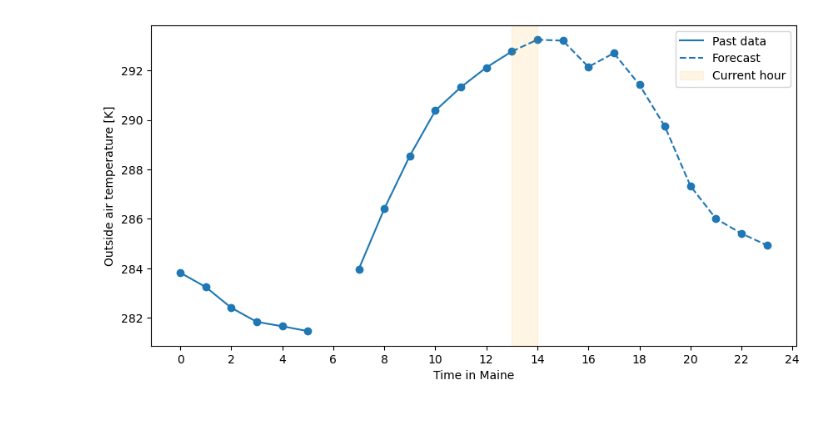
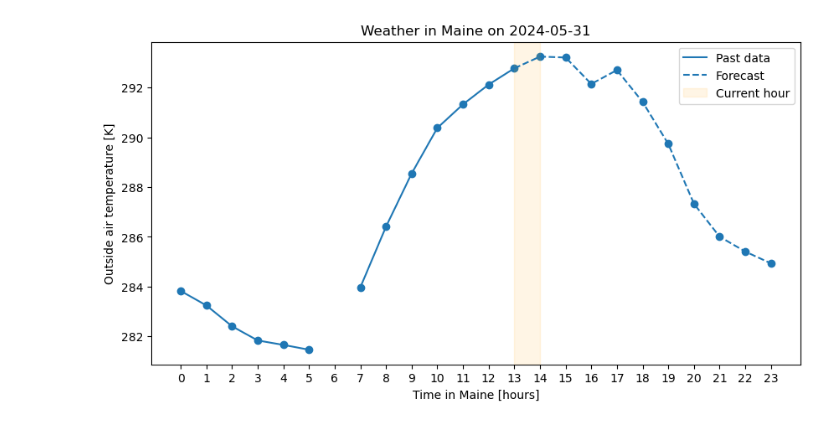
Before and after one commit to thdfw/master_thesis, a Jupyter notebook: weather_forecasts/weather_herbie.ipynb, the cells around one changed output. Drawn from its saved outputs; the diff is of its cells as text; code cells hidden in the pictures.

Commit message:
Herbie done

```diff
--- a/weather_forecasts/weather_herbie.ipynb
+++ b/weather_forecasts/weather_herbie.ipynb
@@ -55,11 +49,14 @@ def get_temp(x):
 today = (datetime.utcnow()-timedelta(hours=4))
 today_midnight = today.replace(hour=0, minute=0, second=0, microsecond=0)
 
-# Get today's weather
+# Coordinates of a point in Maine
+coordinates = {'latitude': [45.36], 'longitude': [-68.97]}
+
+# Get today's weather at that point
 wf_herbie = []
 for hour in range(24):
     try:
-        wf_herbie.append(get_temp(today_midnight + timedelta(hours=hour)))
+        wf_herbie.append(get_temp(today_midnight+timedelta(hours=hour), coordinates))
     except:
         wf_herbie.append(np.nan)
 # %% [output]
@@ -102,19 +87,14 @@ forecast
 # %%
-wf_pvlib = [9.910003662109375, 8.963134765625, 8.0264892578125, 7.2698974609375, 6.686676025390625, 6.20159912109375, 7.225433349609375,
-            9.42828369140625, 11.62158203125, 13.758331298828125, 15.75408935546875, 16.494659423828125, 16.73565673828125, 16.847991943359375,
-            16.929443359375, 17.32318115234375, 17.57550048828125, 17.572601318359375, 17.306396484375, 16.7760009765625, 15.352325439453125,
-            13.12091064453125, 11.516937255859375, 10.724700927734375]
-wf_pvlib = [x+273 for x in wf_pvlib]
-
 plt.figure(figsize=(10, 5))
 plt.plot(wf_herbie[:today.hour+1],label='Past data', color='tab:blue')
 plt.plot([np.nan]*(today.hour) + wf_herbie[today.hour:], label='Forecast', linestyle='dashed', color='tab:blue')
 plt.scatter(range(24), wf_herbie)
-plt.xticks(list(range(0,25,2)))
-plt.xlabel('Time in Maine')
+plt.axvspan(today.hour, today.hour+1, color='orange', alpha=0.1, label='Current hour')
+plt.xticks(list(range(24)))
+plt.xlabel('Time in Maine [hours]')
 plt.ylabel('Outside air temperature [K]')
-plt.axvspan(today.hour, today.hour+1, color='orange', alpha=0.1, label='Current hour')
+plt.title(f'Weather in Maine on {today.date()}')
 plt.legend()
 plt.show()
 # %% [output]
-[figure, old version]
+[figure, new version]
```
Also changed, not shown: parts of 2 cells of this notebook.
